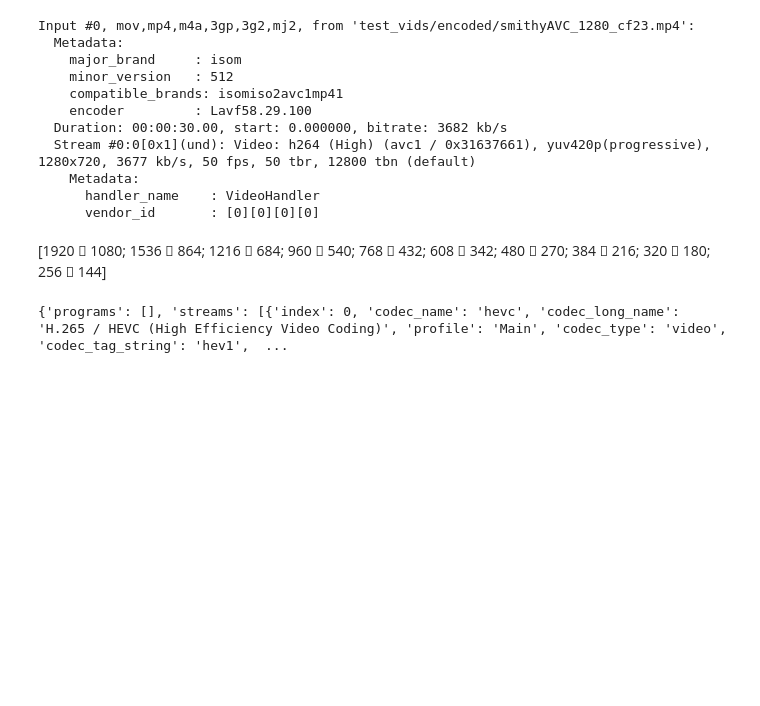
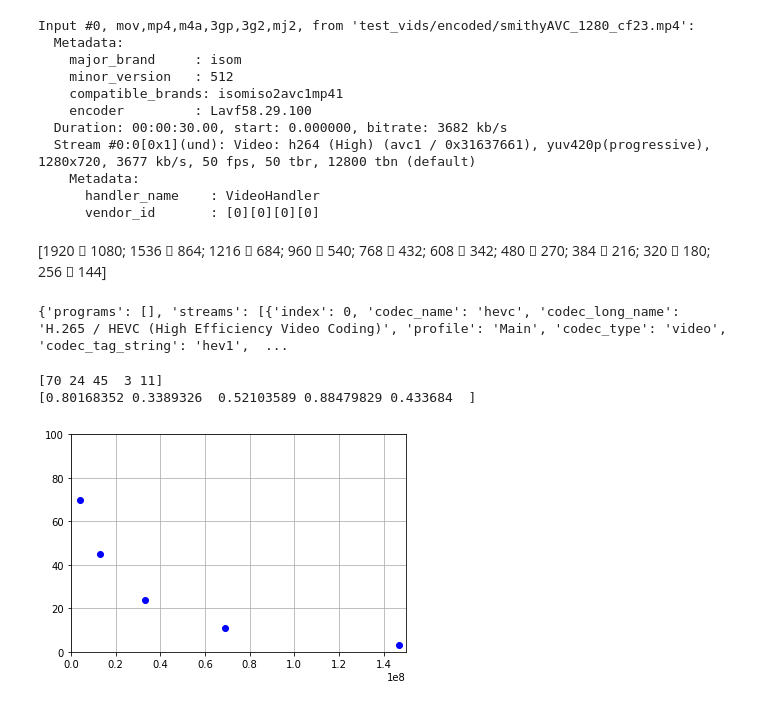
Before and after one commit to CheminDavide/Dynopt, a Jupyter notebook: testing.ipynb, the cells around one changed output. Cells and saved outputs as stored; diff of their text form; code cells hidden in the pictures; blank space fills up the shorter version.

```diff
--- a/testing.ipynb
+++ b/testing.ipynb
@@ -37,3 +37,25 @@ dict = json.loads(cout)  # Convert data from JSON string to dictionary
 print(dict)
 # %% [output]
 {'programs': [], 'streams': [{'index': 0, 'codec_name': 'hevc', 'codec_long_name': 'H.265 / HEVC (High Efficiency Video Coding)', 'profile': 'Main', 'codec_type': 'video', 'codec_tag_string': 'hev1',  ...
+# %%
+import numpy as np
+import matplotlib.pyplot as pl
+
+r = np.array([4000000,33000000,13000000,147000000,69000000])
+q = np.array([30,76,55,97,89])
+d = 100 - q
+nr = np.linalg.norm(r)
+nd = np.linalg.norm(d)
+rz = r/nr
+dz = d/nd
+opt_rd = np.sqrt(np.add(rz**2, dz**2))
+print(d)
+print(opt_rd)
+pl.plot(r, d, 'bo')
+pl.xlim([0,150000000])
+pl.ylim([0,100])
+pl.grid(True)
+# %% [output]
+[70 24 45  3 11]
+[0.80168352 0.3389326  0.52103589 0.88479829 0.433684  ]
+[figure, added]
```
Also changed, not shown: 1 other file.
